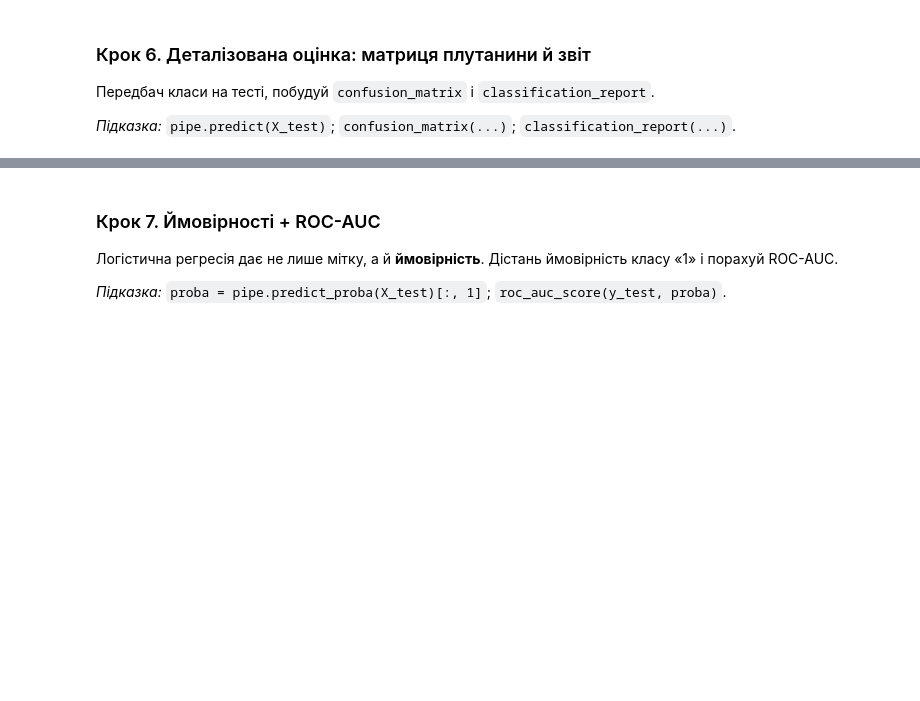
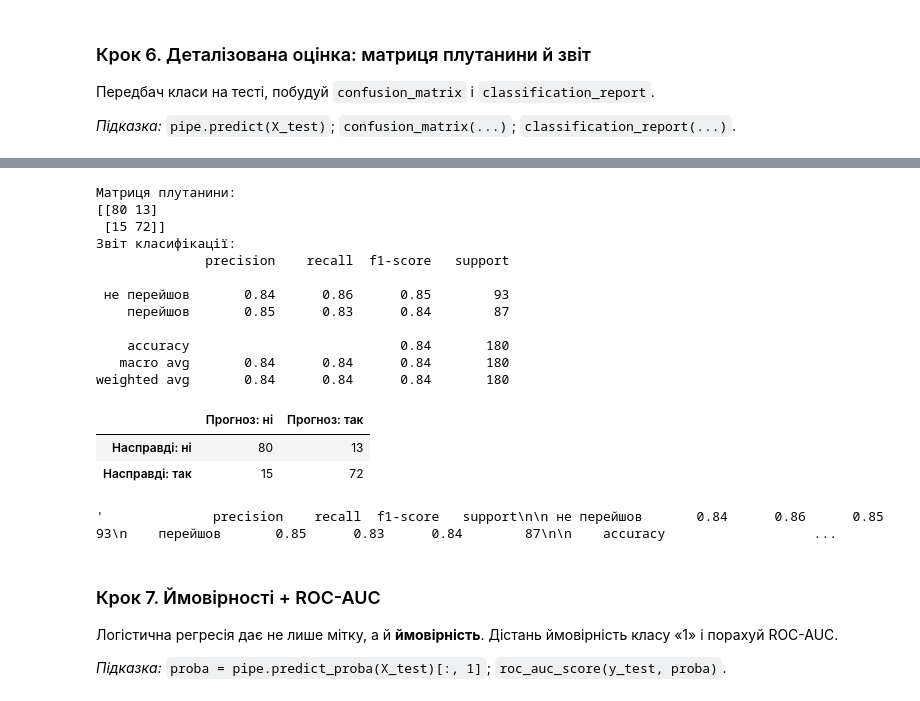
Before and after one commit to edik06031-rgb/DTA_2026, a Jupyter notebook: ML/logreg_pipeline_TASKS.ipynb, the cells around one changed output, grey strips where cells are left out. Saved outputs shown, nothing was run; the diff lists cells and outputs as text; code cells hidden in the pictures; blank space fills up the shorter version.

```diff
--- a/ML/logreg_pipeline_TASKS.ipynb
+++ b/ML/logreg_pipeline_TASKS.ipynb
@@ -147,3 +218,35 @@ from sklearn.metrics import confusion_matrix, classification_report
+# %%
+from sklearn.metrics import confusion_matrix, classification_report
+y_pred = pipe.predict(X_test)
+classification_report(y_test, y_pred, target_names=["не перейшов", "перейшов"])
+cm = pd.DataFrame(confusion_matrix(y_test, y_pred),
+                  index=["Насправді: ні", "Насправді: так"],
+                  columns=["Прогноз: ні", "Прогноз: так"])
+print("Матриця плутанини:")
+print(confusion_matrix(y_test, y_pred))
+print("Звіт класифікації:")
+print(classification_report(y_test, y_pred, target_names=["не перейшов", "перейшов"]))
+cm
+# %% [output]
+Матриця плутанини:
+[[80 13]
+ [15 72]]
+Звіт класифікації:
+              precision    recall  f1-score   support
+
+ не перейшов       0.84      0.86      0.85        93
+    перейшов       0.85      0.83      0.84        87
+
+    accuracy                           0.84       180
+   macro avg       0.84      0.84      0.84       180
+weighted avg       0.84      0.84      0.84       180
+|  | Прогноз: ні | Прогноз: так |
+| Насправді: ні | 80 | 13 |
+| Насправді: так | 15 | 72 |
+# %%
+classification_report(y_test, y_pred, target_names=["не перейшов", "перейшов"])
+# %% [output]
+'              precision    recall  f1-score   support\n\n не перейшов       0.84      0.86      0.85        93\n    перейшов       0.85      0.83      0.84        87\n\n    accuracy                   ...
 # %% [markdown]
 ### Крок 7. Ймовірності + ROC-AUC
 Логістична регресія дає не лише мітку, а й **ймовірність**. Дістань ймовірність класу «1» і порахуй ROC-AUC.
```
Also changed, not shown: parts of 15 cells of this notebook.
